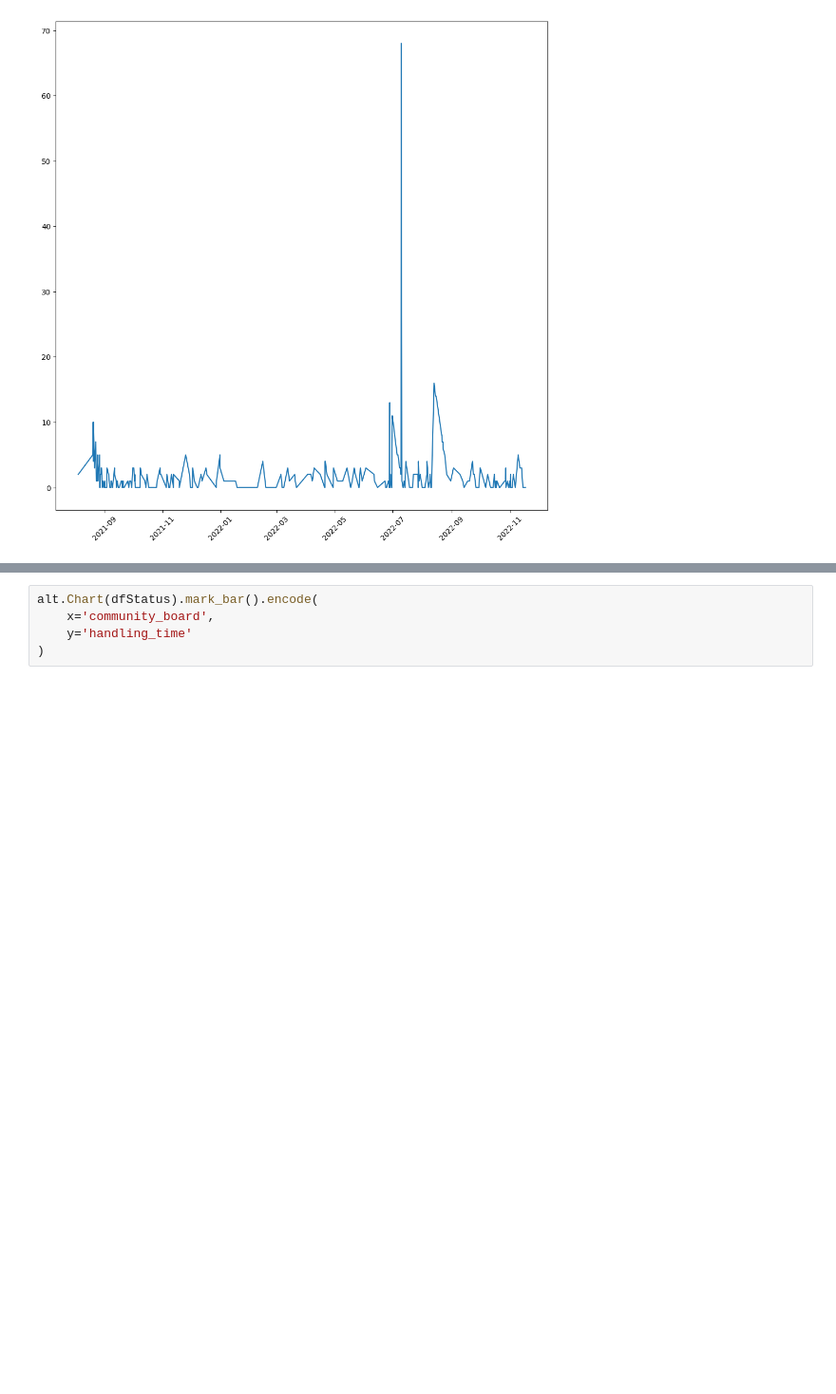
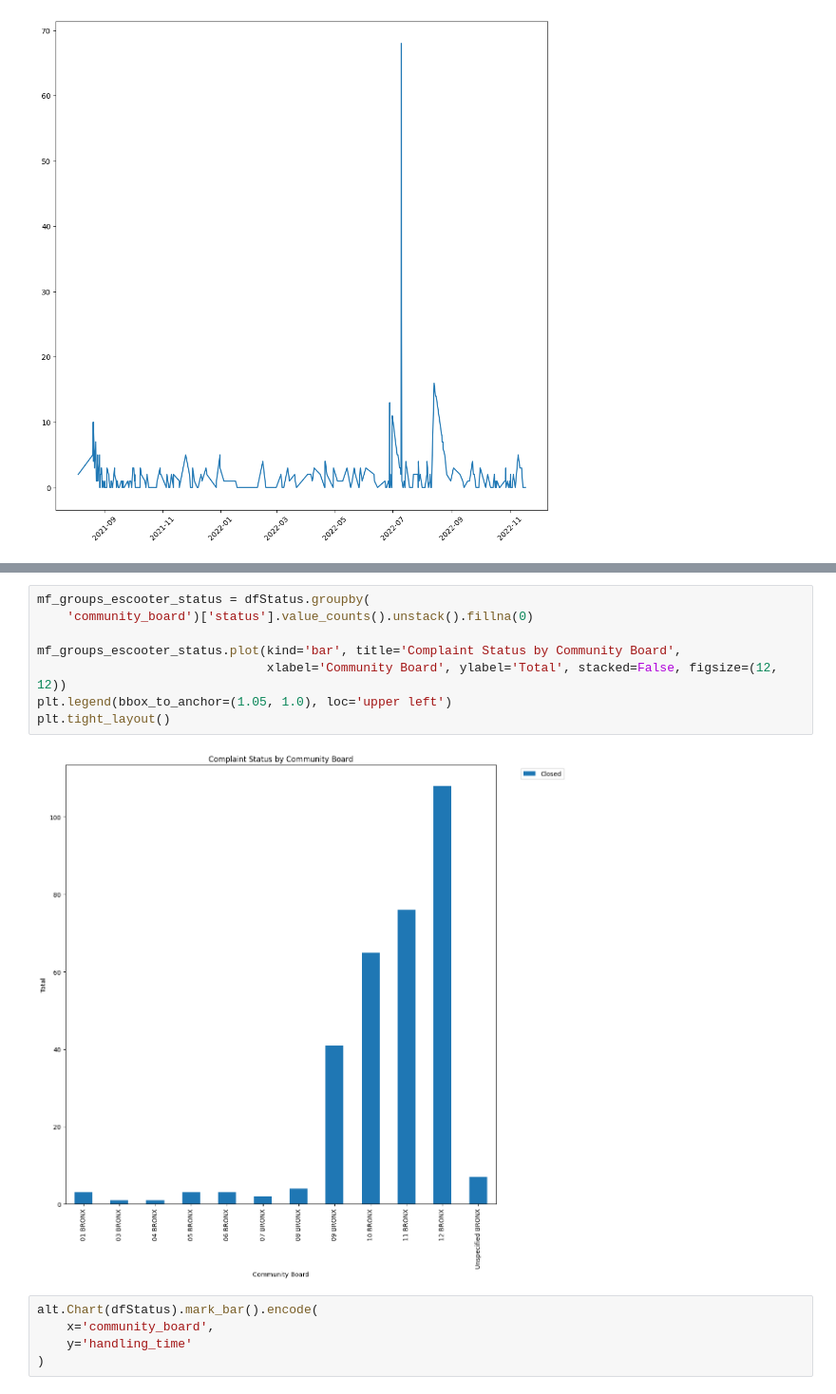
Before and after one commit to berryny/escooterdata, a Jupyter notebook: 311_The_Bronx_E_Scooter.ipynb, the cells around one changed output, grey strips where cells are left out. Shown at 95% size. Saved outputs shown, nothing was run; the diff lists cells and outputs as text; blank space fills up the shorter version.

```diff
--- a/311_The_Bronx_E_Scooter.ipynb
+++ b/311_The_Bronx_E_Scooter.ipynb
@@ -355,3 +383,13 @@ plt.show()
+# %%
+mf_groups_escooter_status = dfStatus.groupby(
+    'community_board')['status'].value_counts().unstack().fillna(0)
+
+mf_groups_escooter_status.plot(kind='bar', title='Complaint Status by Community Board',
+                               xlabel='Community Board', ylabel='Total', stacked=False, figsize=(12, 12))
+plt.legend(bbox_to_anchor=(1.05, 1.0), loc='upper left')
+plt.tight_layout()
+# %% [output]
+[figure, added]
 # %%
 alt.Chart(dfStatus).mark_bar().encode(
     x='community_board',
```
Also changed, not shown: parts of 3 cells of this notebook, 1 other file.
